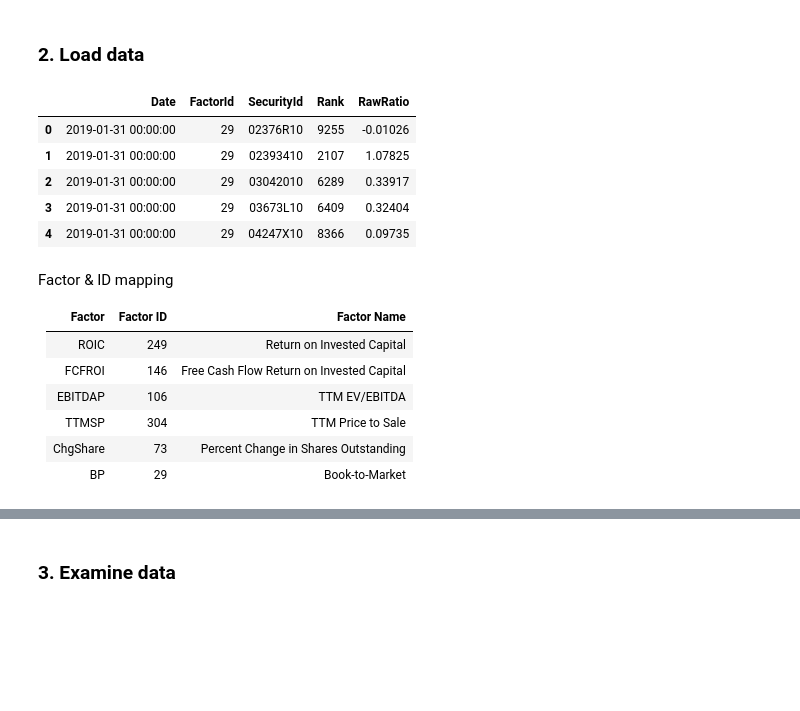
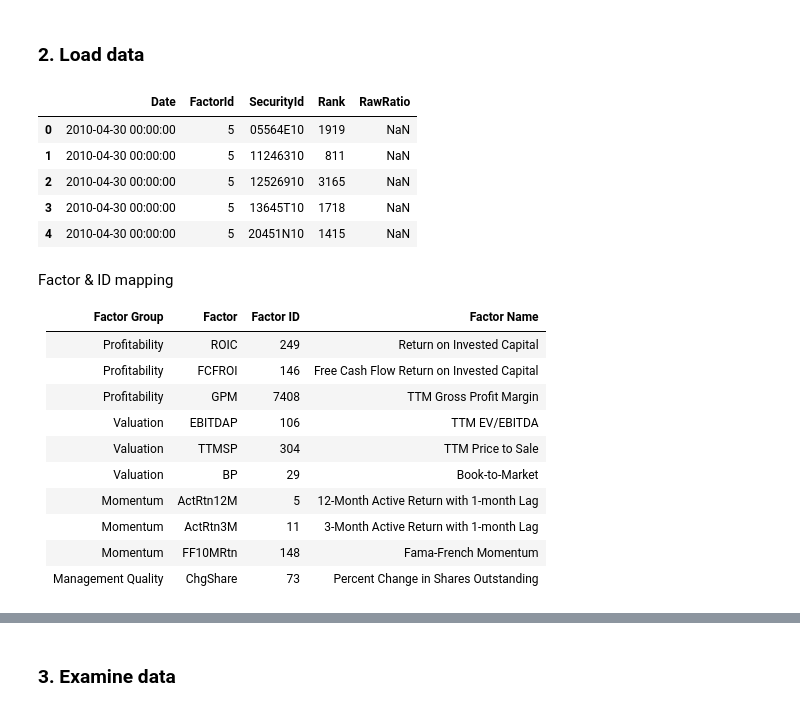
Before and after one commit to taovalue/Stock-Clustering, a Jupyter notebook: Stock Clustering.ipynb, the cells around one changed output, grey strips where cells are left out. Drawn from its saved outputs; the diff is of its cells as text; code cells hidden in the pictures; blank space fills up the shorter version.

```diff
--- a/Stock Clustering.ipynb
+++ b/Stock Clustering.ipynb
@@ -23,26 +33,31 @@ clr2 = ["#009697","#8dc63f","#f7941d","#ee2f53","#00b5f1","#96157c","#00ab4e","#
 sc_path = os.path.expanduser("~\\OneDrive - IHS Markit\\ResearchSignals\\Projects\\20200213_StockClustering")
 file1 = 'Factor_data_USLC_2019.txt'
 file2 = 'Factor_data_USTC_2019.txt'
+file3 = 'Factor_data_USLC_2010to2019.txt'
 # %% [markdown]
 ### 2. Load data
 # %%
-sc_data = pd.read_csv(path.join(sc_path,file1), sep='\t')
+sc_data = pd.read_csv(path.join(sc_path,file3), sep='\t')
 sc_data.head()
 # %% [output]
 |  | Date | FactorId | SecurityId | Rank | RawRatio |
-| 0 | 2019-01-31 00:00:00 | 29 | 02376R10 | 9255 | -0.01026 |
-| 1 | 2019-01-31 00:00:00 | 29 | 02393410 | 2107 | 1.07825 |
-| 2 | 2019-01-31 00:00:00 | 29 | 03042010 | 6289 | 0.33917 |
-| 3 | 2019-01-31 00:00:00 | 29 | 03673L10 | 6409 | 0.32404 |
-| 4 | 2019-01-31 00:00:00 | 29 | 04247X10 | 8366 | 0.09735 |
+| 0 | 2010-04-30 00:00:00 | 5 | 05564E10 | 1919 | NaN |
+| 1 | 2010-04-30 00:00:00 | 5 | 11246310 | 811 | NaN |
+| 2 | 2010-04-30 00:00:00 | 5 | 12526910 | 3165 | NaN |
+| 3 | 2010-04-30 00:00:00 | 5 | 13645T10 | 1718 | NaN |
+| 4 | 2010-04-30 00:00:00 | 5 | 20451N10 | 1415 | NaN |
 # %% [markdown]
 Factor & ID mapping
 
-|Factor|Factor ID|Factor Name|
-|------|---------|-----------|
-|ROIC|249|Return on Invested Capital|
-|FCFROI|146|Free Cash Flow Return on Invested Capital|
-|EBITDAP|106|TTM EV/EBITDA|
-|TTMSP|304|TTM Price to Sale|
-|ChgShare|73|Percent Change in Shares Outstanding|
-|BP|29|Book-to-Market|
+|Factor Group|Factor|Factor ID|Factor Name|
+|------------|------|---------|-----------|
+|Profitability|ROIC|249|Return on Invested Capital|
+|Profitability|FCFROI|146|Free Cash Flow Return on Invested Capital|
+|Profitability|GPM|7408|TTM Gross Profit Margin|
+|Valuation|EBITDAP|106|TTM EV/EBITDA|
+|Valuation|TTMSP|304|TTM Price to Sale|
+|Valuation|BP|29|Book-to-Market|
+|Momentum|ActRtn12M|5|12-Month Active Return with 1-month Lag|
+|Momentum|ActRtn3M|11|3-Month Active Return with 1-month Lag|
+|Momentum|FF10MRtn|148|Fama-French Momentum|
+|Management Quality|ChgShare|73|Percent Change in Shares Outstanding|
```
Also changed, not shown: parts of 16 cells of this notebook, 2 other files.
